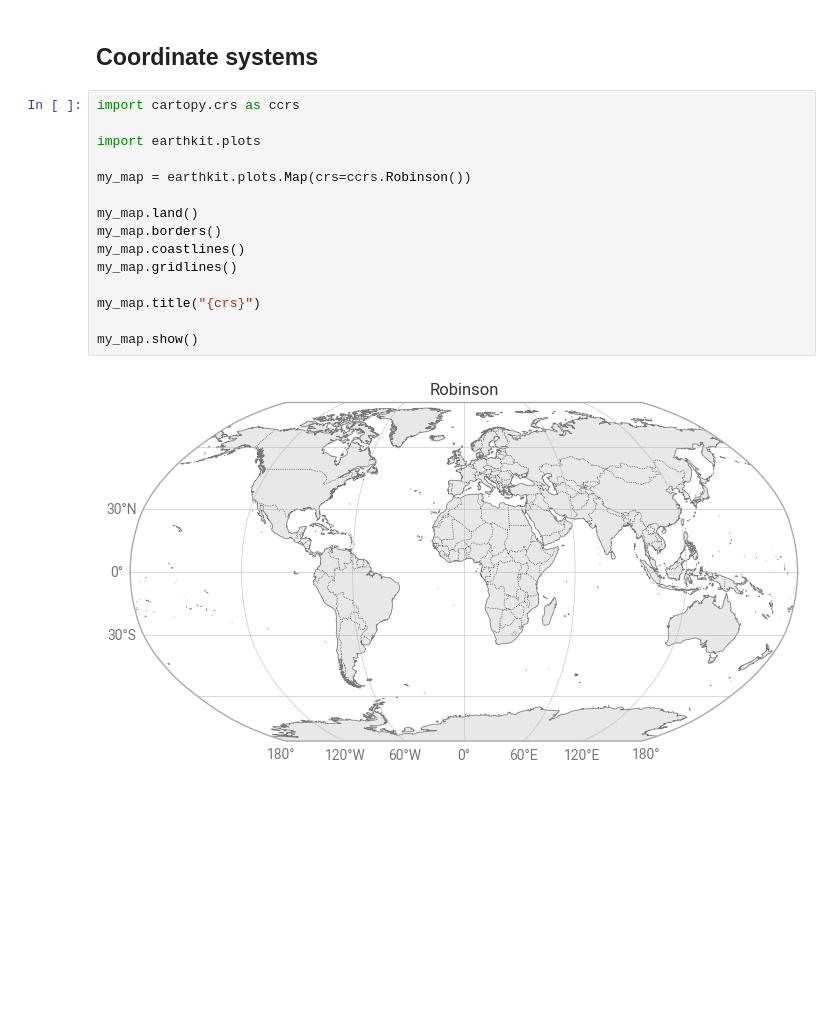
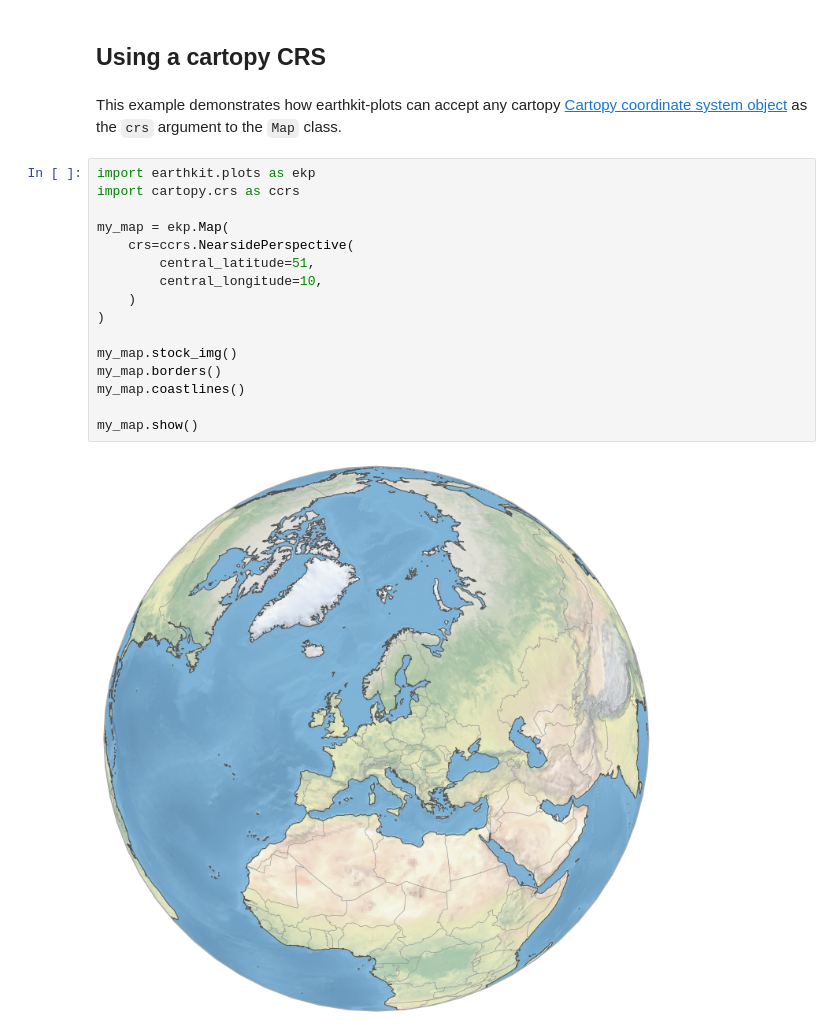
Before and after one commit to ecmwf/earthkit-plots, a Jupyter notebook: docs/examples/gallery/domains/cartopy-crs.ipynb, the cells around one changed output. Saved outputs shown, nothing was run; the diff lists cells and outputs as text; blank space fills up the shorter version.

```diff
--- a/docs/examples/gallery/domains/cartopy-crs.ipynb
+++ b/docs/examples/gallery/domains/cartopy-crs.ipynb
@@ -1,19 +1,22 @@
 # %% [markdown]
-## Coordinate systems
+## Using a cartopy CRS
+# %% [markdown]
+This example demonstrates how earthkit-plots can accept any cartopy [Cartopy coordinate system object](https://cartopy.readthedocs.io/stable/reference/projections.html#cartopy-projections) as the `crs` argument to the `Map` class.
 # %%
+import earthkit.plots as ekp
 import cartopy.crs as ccrs
 
-import earthkit.plots
+my_map = ekp.Map(
+    crs=ccrs.NearsidePerspective(
+        central_latitude=51,
+        central_longitude=10,
+    )
+)
 
-my_map = earthkit.plots.Map(crs=ccrs.Robinson())
-
-my_map.land()
+my_map.stock_img()
 my_map.borders()
 my_map.coastlines()
-my_map.gridlines()
-
-my_map.title("{crs}")
 
 my_map.show()
 # %% [output]
-[figure, old version]
+[figure, new version]
```
Also changed, not shown: 4 other files.
